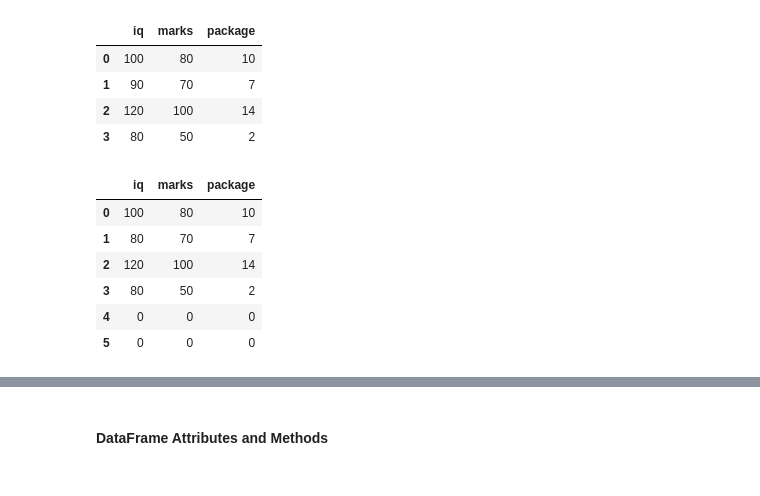
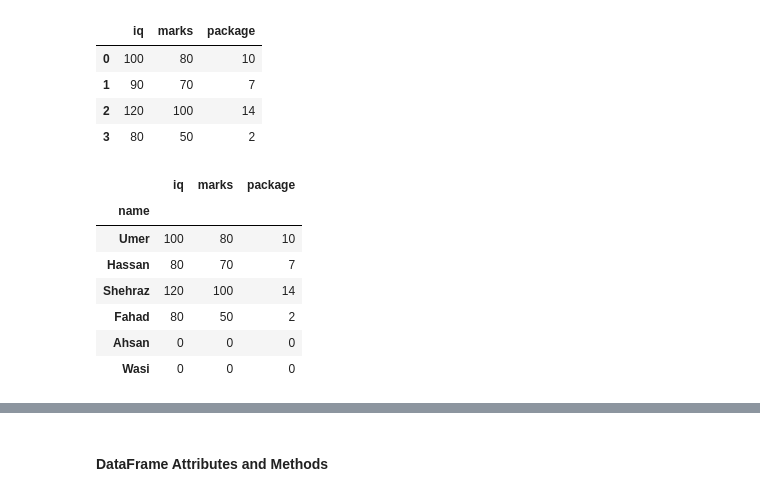
Before and after one commit to ShehrazSarwar/Python-Data-Analysis, a Jupyter notebook: Pandas DataFrame/Pandas_DataFrame.ipynb, the cells around one changed output, grey strips where cells are left out. Saved outputs shown, nothing was run; the diff lists cells and outputs as text; code cells hidden in the pictures.

```diff
--- a/Pandas DataFrame/Pandas_DataFrame.ipynb
+++ b/Pandas DataFrame/Pandas_DataFrame.ipynb
@@ -26,21 +26,24 @@ pd.DataFrame(student_data, columns = ['iq','marks','package'])
 # %%
 # using dict
 student_dict = {
+    'name': ['Umer','Hassan','Shehraz','Fahad','Ahsan','Wasi'],
     'iq': [100,80,120,80,0,0],
     'marks':[80,70,100,50,0,0],
     'package': [10,7,14,2,0,0]
 }
 
 students = pd.DataFrame(student_dict)
+students.set_index('name',inplace = True)
 students
 # %% [output]
 |  | iq | marks | package |
-| 0 | 100 | 80 | 10 |
-| 1 | 80 | 70 | 7 |
-| 2 | 120 | 100 | 14 |
-| 3 | 80 | 50 | 2 |
-| 4 | 0 | 0 | 0 |
-| 5 | 0 | 0 | 0 |
+| name |  |  |  |
+| Umer | 100 | 80 | 10 |
+| Hassan | 80 | 70 | 7 |
+| Shehraz | 120 | 100 | 14 |
+| Fahad | 80 | 50 | 2 |
+| Ahsan | 0 | 0 | 0 |
+| Wasi | 0 | 0 | 0 |
 # %%
 # using read_csv()
 movies = pd.read_csv('datasets-session-17/movies.csv')
```
Also changed, not shown: parts of 25 cells of this notebook.
